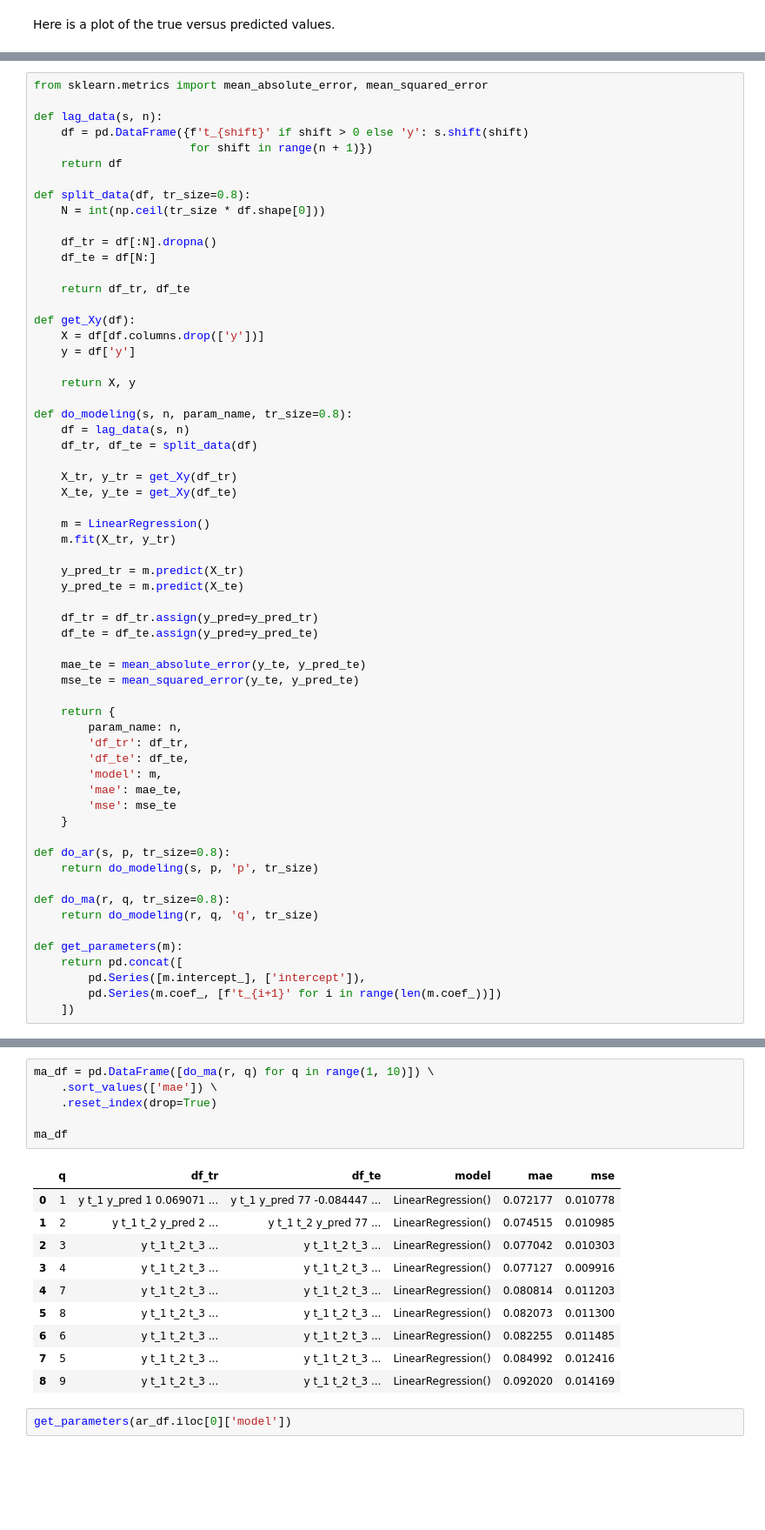
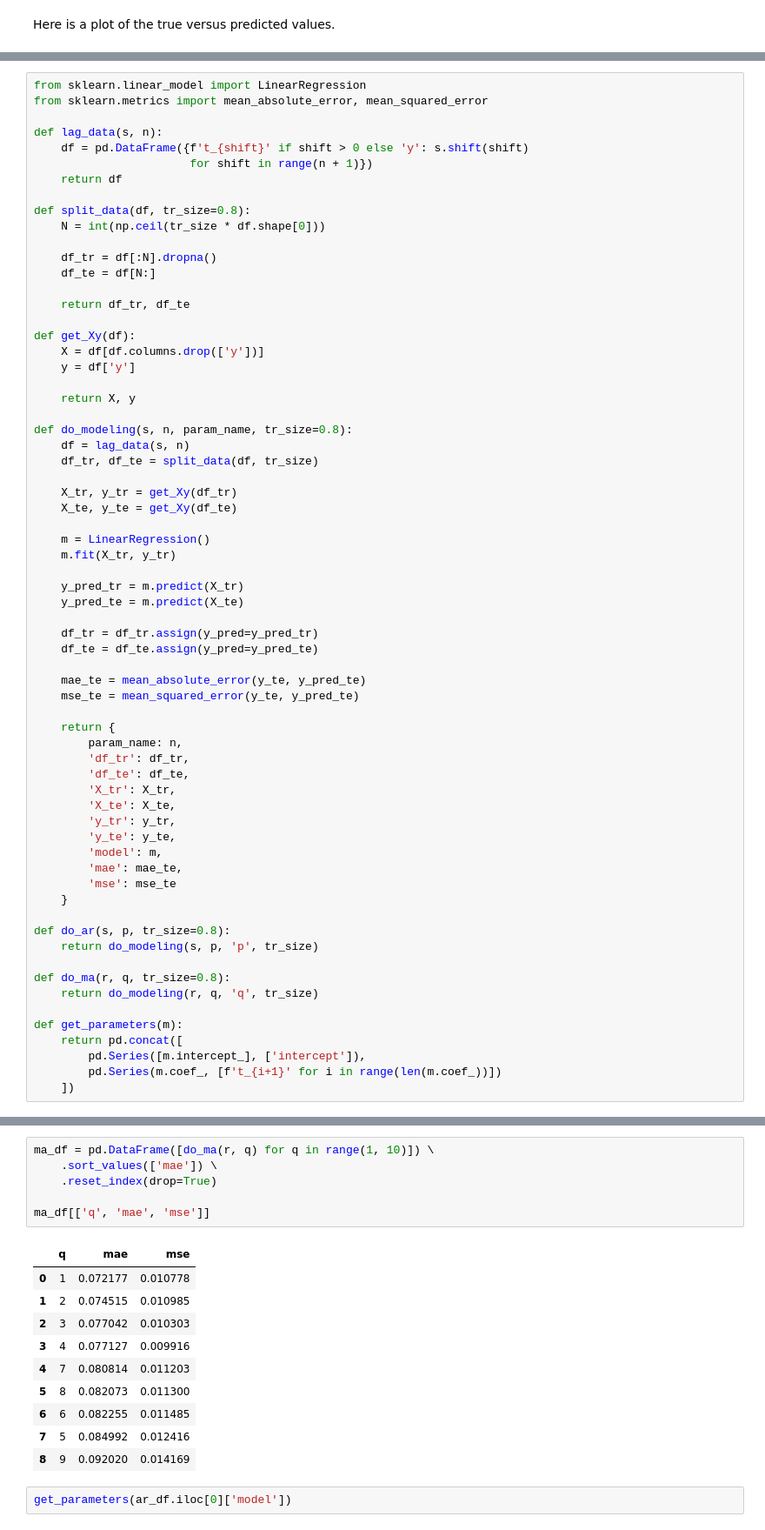
Before and after one commit to oneoffcoder/books, a Jupyter notebook: sphinx/datascience/source/arima.ipynb, the cells around one changed output, grey strips where cells are left out. Shown at 87% size. Saved outputs shown, nothing was run; the diff lists cells and outputs as text; blank space fills up the shorter version.

```diff
--- a/sphinx/datascience/source/arima.ipynb
+++ b/sphinx/datascience/source/arima.ipynb
@@ -205,4 +207,5 @@ plt.tight_layout()
 # %%
+from sklearn.linear_model import LinearRegression
 from sklearn.metrics import mean_absolute_error, mean_squared_error
 
 def lag_data(s, n):
@@ -226,7 +229,7 @@ def get_Xy(df):
 
 def do_modeling(s, n, param_name, tr_size=0.8):
     df = lag_data(s, n)
-    df_tr, df_te = split_data(df)
+    df_tr, df_te = split_data(df, tr_size)
 
     X_tr, y_tr = get_Xy(df_tr)
     X_te, y_te = get_Xy(df_te)
@@ -247,6 +250,10 @@ def do_modeling(s, n, param_name, tr_size=0.8):
         param_name: n,
         'df_tr': df_tr,
         'df_te': df_te,
+        'X_tr': X_tr,
+        'X_te': X_te,
+        'y_tr': y_tr,
+        'y_te': y_te,
         'model': m,
         'mae': mae_te,
         'mse': mse_te
@@ -306,20 +313,20 @@ r.plot(kind='kde', ax=ax)
 # %%
 ma_df = pd.DataFrame([do_ma(r, q) for q in range(1, 10)]) \
     .sort_values(['mae']) \
     .reset_index(drop=True)
 
-ma_df
+ma_df[['q', 'mae', 'mse']]
 # %% [output]
-|  | q | df_tr | df_te | model | mae | mse |
-| 0 | 1 | y t_1 y_pred 1 0.069071 ... | y t_1 y_pred 77 -0.084447 ... | LinearRegression() | 0.072177 | 0.010778 |
-| 1 | 2 | y t_1 t_2 y_pred 2 ... | y t_1 t_2 y_pred 77 ... | LinearRegression() | 0.074515 | 0.010985 |
-| 2 | 3 | y t_1 t_2 t_3 ... | y t_1 t_2 t_3 ... | LinearRegression() | 0.077042 | 0.010303 |
-| 3 | 4 | y t_1 t_2 t_3 ... | y t_1 t_2 t_3 ... | LinearRegression() | 0.077127 | 0.009916 |
-| 4 | 7 | y t_1 t_2 t_3 ... | y t_1 t_2 t_3 ... | LinearRegression() | 0.080814 | 0.011203 |
-| 5 | 8 | y t_1 t_2 t_3 ... | y t_1 t_2 t_3 ... | LinearRegression() | 0.082073 | 0.011300 |
-| 6 | 6 | y t_1 t_2 t_3 ... | y t_1 t_2 t_3 ... | LinearRegression() | 0.082255 | 0.011485 |
-| 7 | 5 | y t_1 t_2 t_3 ... | y t_1 t_2 t_3 ... | LinearRegression() | 0.084992 | 0.012416 |
-| 8 | 9 | y t_1 t_2 t_3 ... | y t_1 t_2 t_3 ... | LinearRegression() | 0.092020 | 0.014169 |
+|  | q | mae | mse |
+| 0 | 1 | 0.072177 | 0.010778 |
+| 1 | 2 | 0.074515 | 0.010985 |
+| 2 | 3 | 0.077042 | 0.010303 |
+| 3 | 4 | 0.077127 | 0.009916 |
+| 4 | 7 | 0.080814 | 0.011203 |
+| 5 | 8 | 0.082073 | 0.011300 |
+| 6 | 6 | 0.082255 | 0.011485 |
+| 7 | 5 | 0.084992 | 0.012416 |
+| 8 | 9 | 0.092020 | 0.014169 |
 # %%
 get_parameters(ar_df.iloc[0]['model'])
 # %% [output]
```
Also changed, not shown: parts of 4 cells of this notebook.
